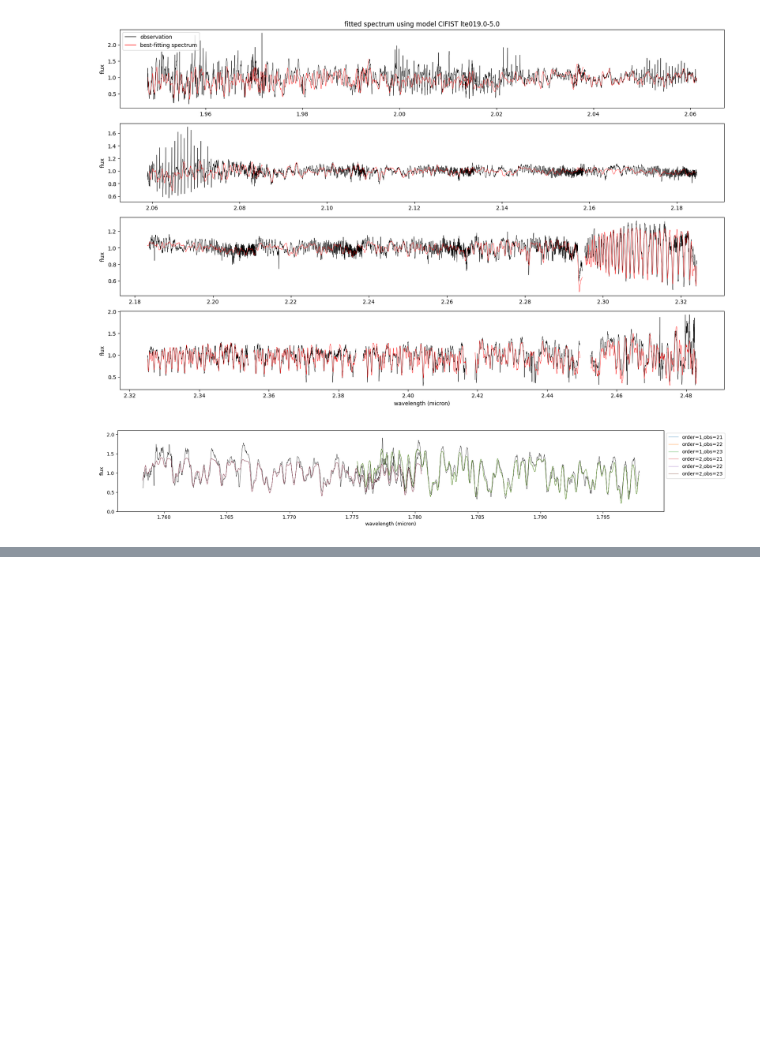
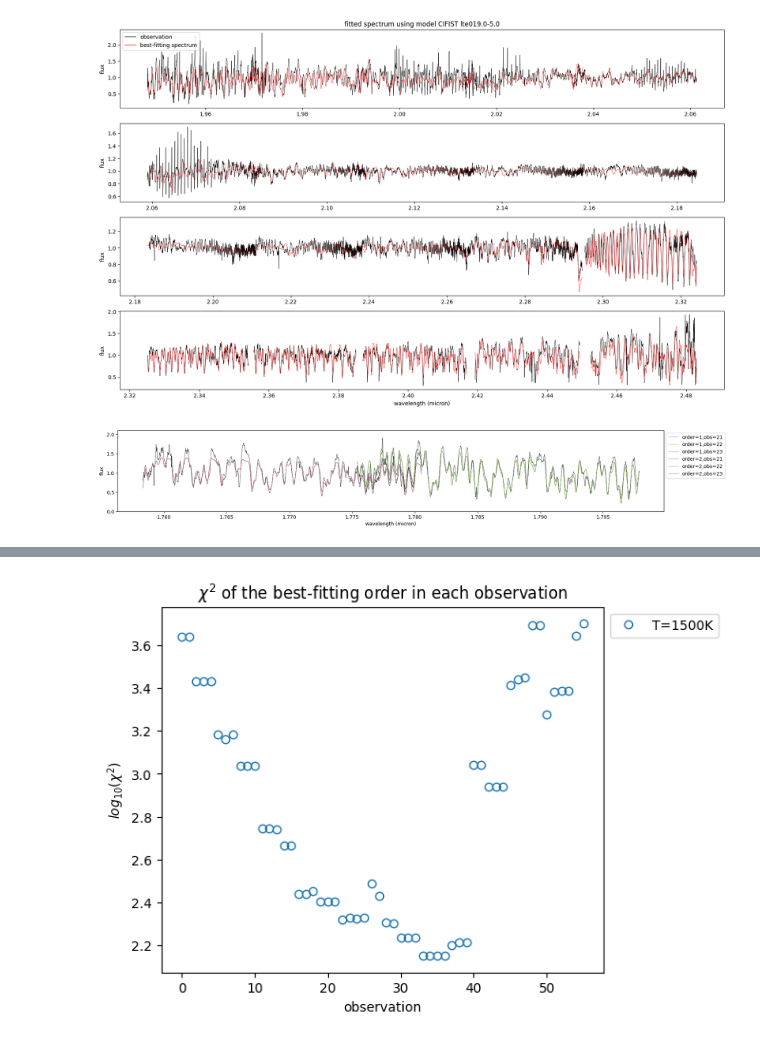
Before and after one commit to alphalyncis/dopplerimg, a Jupyter notebook: code/fitresult_IGRINS_K.ipynb, the cells around one changed output, grey strips where cells are left out. Cells and saved outputs as stored; diff of their text form; code cells hidden in the pictures; blank space fills up the shorter version.

```diff
--- a/code/fit_IGRINS_K.ipynb
+++ b/code/fitresult_IGRINS_K.ipynb
@@ -347,0 +459,22 @@ chi2 = np.array(chisq[model].reshape((56, 20)))
+# %%
+# chisq vs. observations, min of all orders
+plt.figure(figsize=(6,5))
+for model in modellist:
+    temp = float(model[1:5])
+    if "g1000" in model:
+        chisq_points = np.min(chisq[model].reshape((56, 20)), axis=1) # plot one point per obs
+        obs_points = np.arange(56) # plot one point per obs
+        plt.plot(obs_points, np.log10(chisq_points), "o", mfc='none', label=f"T={temp:.0f}K")
+    if "-5.5" in model:
+        chisq_points = np.min(chisq[model].reshape((56, 20)), axis=1) # plot one point per obs
+        obs_points = np.arange(56) # plot one point per obs
+        plt.plot(obs_points, np.log10(chisq_points), "x", mfc="none", color=normalized_cmap(temp, low=1250,high=2050,cmap='jet_r'))
+    plt.xlabel("observation")
+    plt.ylabel("$log_{10}(\chi^2)$")
+    plt.title("$\chi^2$ of the best-fitting order in each observation")
+    custom_lines = [Line2D([0], [0], marker='o', markerfacecolor='none', color="black", lw=0),
+                    Line2D([0], [0], marker='x', color="black", lw=0)]
+    plt.legend(loc=2, bbox_to_anchor=(1,1))
+    #plt.legend(custom_lines, ["log(g)=5.0", "log(g)=5.5"],loc=3, bbox_to_anchor=(1,0))
+# %% [output]
+[figure, added]
```
Also changed, not shown: parts of 10 cells of this notebook.
